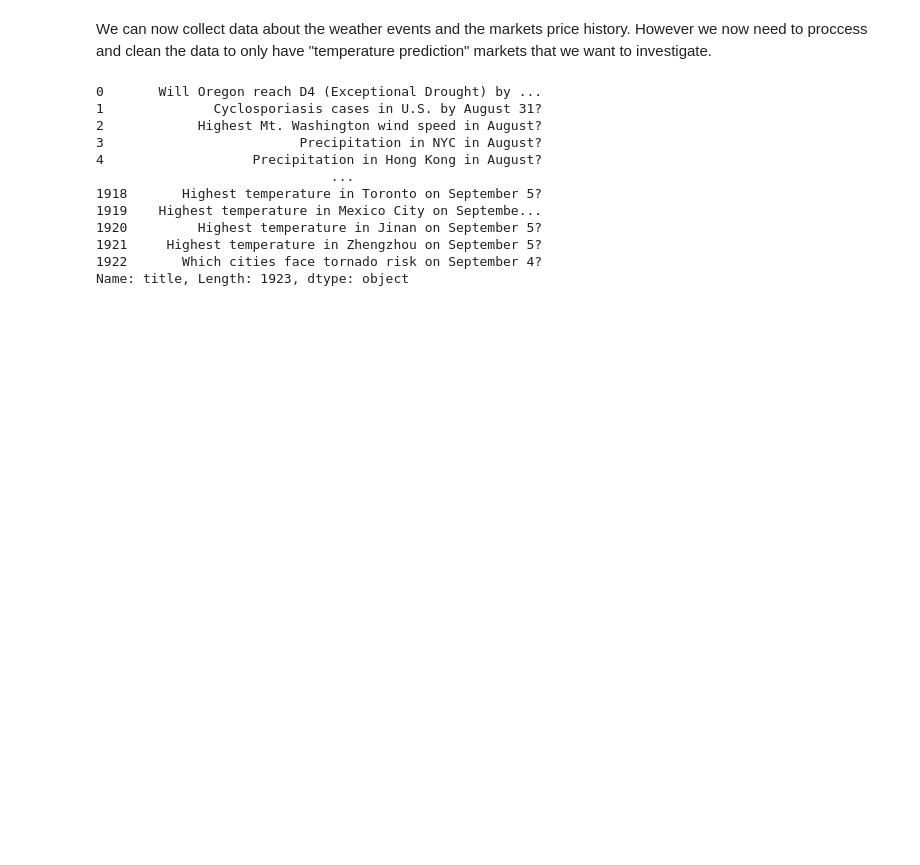
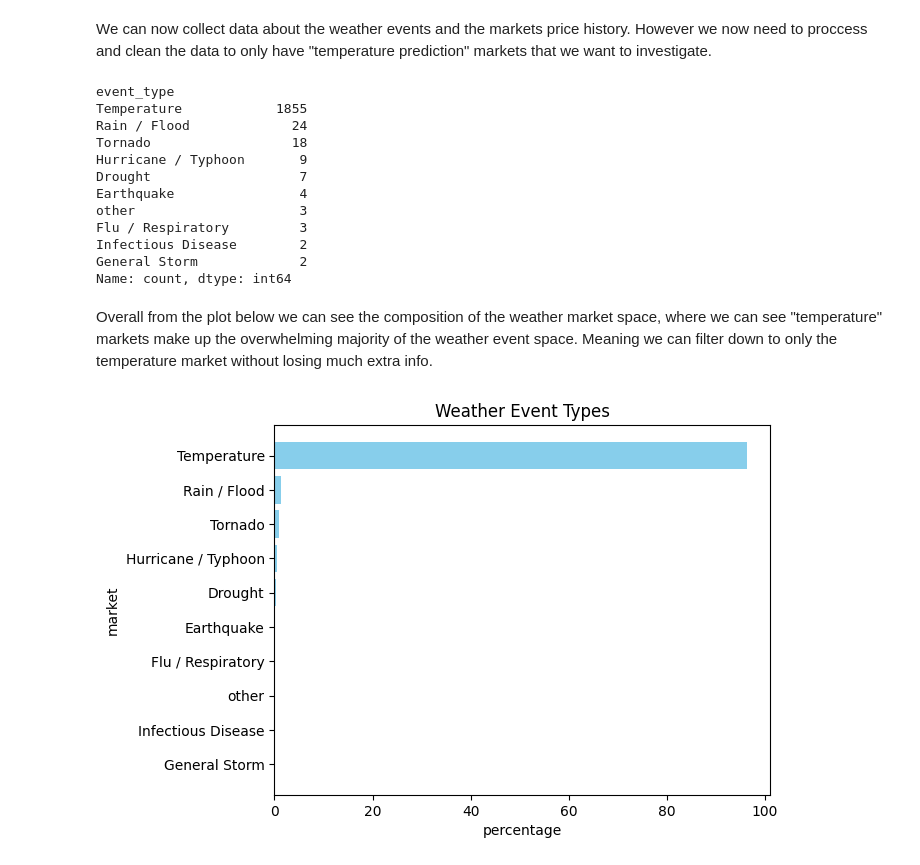
Before and after one commit to dman391/PolymarketWeatherAnalysis, a Jupyter notebook: PolyMarketWeatherAnalysis.ipynb, the cells around one changed output. Saved outputs shown, nothing was run; the diff lists cells and outputs as text; code cells hidden in the pictures; blank space fills up the shorter version.

Commit message:
create a plot for the event types

```diff
--- a/PolyMarketWeatherAnalysis.ipynb
+++ b/PolyMarketWeatherAnalysis.ipynb
@@ -143,9 +143,7 @@ We can now collect data about the weather events and the markets price history.
 # %%
 
 import re
-import matplotlib.pyplot as plt
 
-print(df_events["title"])
 
 def event_classifier(title_column):
     """create set of defined rules that classify each event """
@@ -178,19 +176,41 @@ def event_classifier(title_column):
                 break
 
         classification.append(classified)
-    df_events["event_type"] = classification
+    return classification
 
-event_classifier(df_events["title"])
+df_events["event_type"] = event_classifier(df_events["title"])
+df_events["event_type"].value_counts()
 # %% [output]
-0       Will Oregon reach D4 (Exceptional Drought) by ...
-1              Cyclosporiasis cases in U.S. by August 31?
-2            Highest Mt. Washington wind speed in August?
-3                         Precipitation in NYC in August?
-4                   Precipitation in Hong Kong in August?
-                              ...
-1918       Highest temperature in Toronto on September 5?
-1919    Highest temperature in Mexico City on Septembe...
-1920         Highest temperature in Jinan on September 5?
-1921     Highest temperature in Zhengzhou on September 5?
-1922       Which cities face tornado risk on September 4?
-Name: title, Length: 1923, dtype: object
+event_type
+Temperature            1855
+Rain / Flood             24
+Tornado                  18
+Hurricane / Typhoon       9
+Drought                   7
+Earthquake                4
+other                     3
+Flu / Respiratory         3
+Infectious Disease        2
+General Storm             2
+Name: count, dtype: int64
+# %% [markdown]
+Overall from the plot below we can see the composition of the weather market space, where we can see "temperature" markets make up the overwhelming majority of the weather event space. Meaning we can filter down to only the temperature market without losing much extra info.
+# %%
+import matplotlib.pyplot as plt
+
+percentages = (
+    df_events["event_type"]
+    .value_counts(normalize=True)
+    .sort_values()
+    .mul(100))
+
+
+plt.barh(percentages.index, percentages.values, color='skyblue')
+
+plt.title("Weather Event Types")
+plt.xlabel("percentage")
+plt.ylabel("market")
+
+plt.show()
+# %% [output]
+[figure, added]
```
Also changed, not shown: parts of 1 cell of this notebook, 1 other file.
